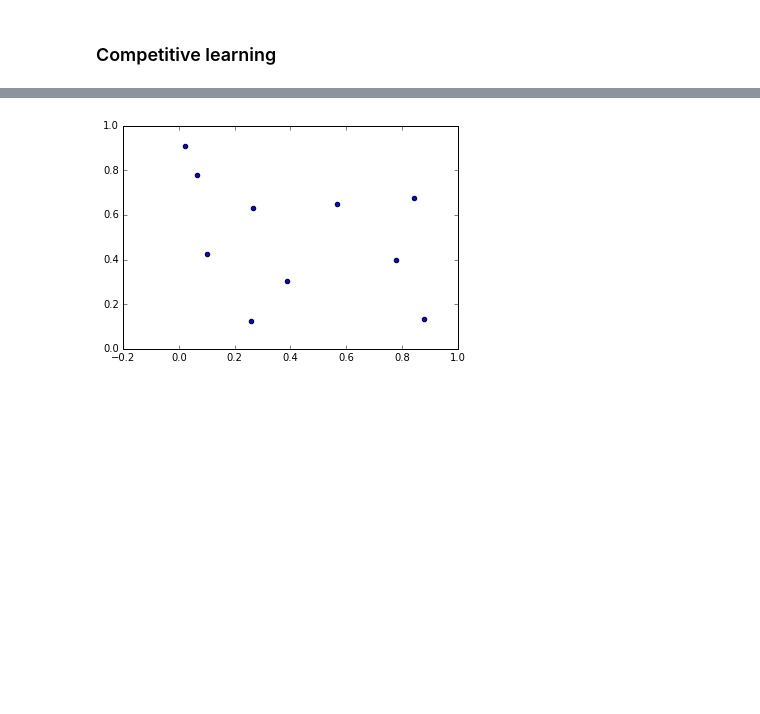
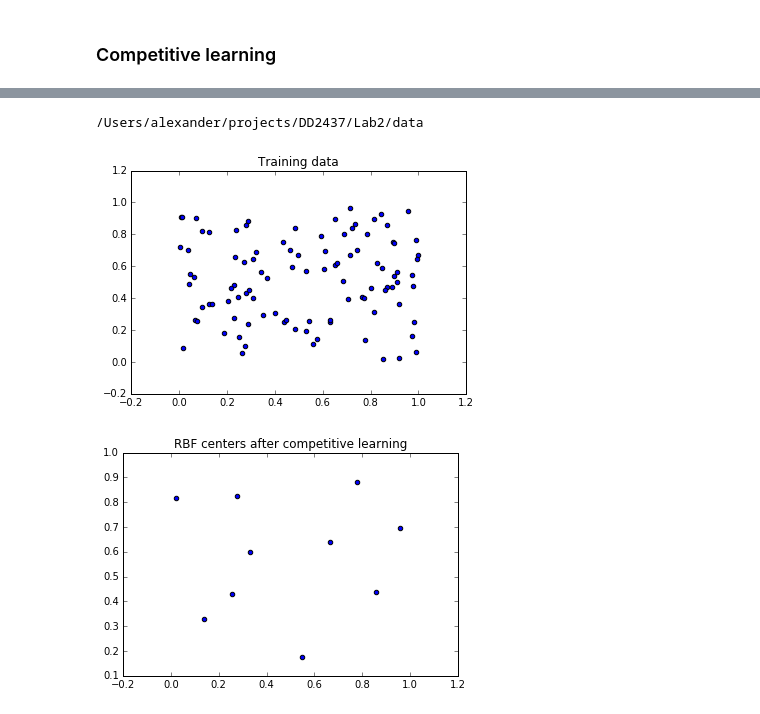
Before and after one commit to Styren/DD2437, a Jupyter notebook: Lab2/part1.ipynb, the cells around one changed output, grey strips where cells are left out. Drawn from its saved outputs; the diff is of its cells as text; code cells hidden in the pictures; blank space fills up the shorter version.

```diff
--- a/Lab2/part1.ipynb
+++ b/Lab2/part1.ipynb
@@ -197,3 +194,7 @@ def competetive_RBF_centers(data, nodecount, eta, iterations):
+# %%
+cd data
+# %% [output]
+/Users/alexander/projects/DD2437/Lab2/data
 # %%
 ballistic_data = np.loadtxt(open("ballist.dat", "rb"), delimiter=" ", skiprows=0)
 balltest_data = np.loadtxt(open("balltest.dat", "rb"), delimiter=" ", skiprows=0)
@@ -205,14 +206,21 @@ test_ballistic_response = balltest_data[:,2:4]
 # %%
 sigma = 0.3
 eta = 0.2
 nodecount = 10
 iterations = 100
 
 mu_list = competetive_RBF_centers(train_ballistic, nodecount, eta, iterations)
+plt.scatter(train_ballistic[:,0], train_ballistic[:,1])
+plt.title('Training data')
+plt.show()
+
 plt.scatter(mu_list[:,0], mu_list[:,1])
+plt.title('RBF centers after competitive learning')
+plt.show()
 network = RBFNet(mu_list, sigma)
 # %% [output]
-[figure, old version]
+[figure, new version]
+[figure, added]
 # %%
 network.report(train_ballistic, train_ballistic_response, test_ballistic, test_ballistic_response)
 # %% [output]
```
Also changed, not shown: parts of 17 cells of this notebook.
